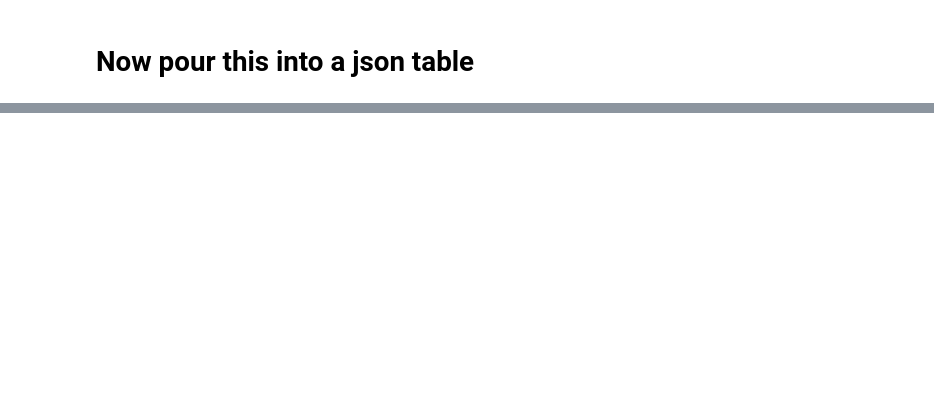
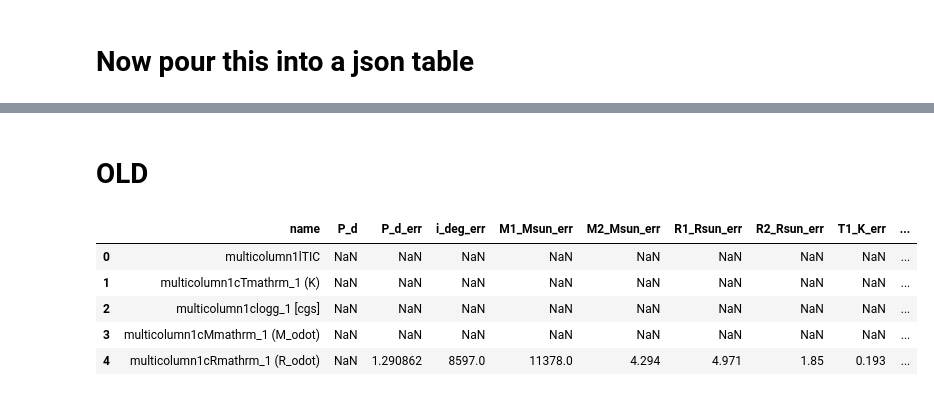
Before and after one commit to binary-observations/post_mt_catalog, a Jupyter notebook: code/data_compilation/compile_ELCVns_Xiong2025.ipynb, the cells around one changed output, grey strips where cells are left out. Drawn from its saved outputs; the diff is of its cells as text; code cells hidden in the pictures; blank space fills up the shorter version.

```diff
--- a/code/data_compilation/compile_ELCVns_Xiong2025.ipynb
+++ b/code/data_compilation/compile_ELCVns_Xiong2025.ipynb
@@ -585 +432,66 @@ First system example:
+# %% [markdown]
+# OLD
+# %%
+table_file = Path(DATA_DIR) / 'latex_input_data' / 'Xiong25.tex'
+
+with open(table_file, 'r') as f:
+    latex = f.read()
+
+# Extract only data lines (skip \hline, captions, etc.)
+lines = [
+    ln for ln in latex.splitlines()
+    if '&' in ln and r'\hline' not in ln and r'\contcaption' not in ln
+]
+
+# def parse_line(line):
+#     parts = [p.strip().strip('$ ') for p in line.split('&')]
+#     name_raw = parts[0].replace(r'^\mathrm{RV}', '^RV')
+#     name = re.sub(r'\\\^\{\s*\\mathrm\{RV\}\s*\}', '^RV', name_raw)
+#     name = re.sub(r'[{}\\$]', '', name).strip()
+#     nums = [float(re.sub(r'[^\d\.\-eE]', '', p)) for p in parts[1:]]
+#     return name, nums
+def parse_line(line):
+    parts = [p.strip() for p in line.split('&')]
+    name_raw = parts[0].strip()
+
+    # Clean up system name
+    name = re.sub(r'\$\^\{[^}]*\}\$', '', name_raw)
+    name = re.sub(r'[{}\\$]', '', name).strip()
+
+    # Extract numbers using regex that finds actual numbers
+    nums = []
+    for p in parts[1:]:
+        match = re.search(r'-?\d+\.?\d*(?:[eE][+-]?\d+)?', p)
+        if match:
+            nums.append(float(match.group()))
+        else:
+            nums.append(None)
+
+    return name, nums
+
+records = []
+for val_line, err_line in zip(lines[0::2], lines[1::2]):  # pair value/err rows
+    name, vals = parse_line(val_line)
+    _, errs = parse_line(err_line)
+    records.append((name, vals, errs))
+
+cols = [
+    "P_d", "i_deg", "M1_Msun", "M2_Msun",
+    "R1_Rsun", "R2_Rsun", "T1_K", "T2_K",
+    "logg1", "logg2"
+]
+df = pd.DataFrame([
+    {"name": name, **{c: v for c, v in zip(cols, vals)},
+     **{f"{c}_err": e for c, e in zip(cols, errs)}}
+    for name, vals, errs in records
+])
+
+df.head()
+# %% [output]
+|  | name | P_d | P_d_err | i_deg_err | M1_Msun_err | M2_Msun_err | R1_Rsun_err | R2_Rsun_err | T1_K_err | ... |
+| 0 | multicolumn1lTIC | NaN | NaN | NaN | NaN | NaN | NaN | NaN | NaN | ... |
+| 1 | multicolumn1cTmathrm_1 (K) | NaN | NaN | NaN | NaN | NaN | NaN | NaN | NaN | ... |
+| 2 | multicolumn1clogg_1 [cgs] | NaN | NaN | NaN | NaN | NaN | NaN | NaN | NaN | ... |
+| 3 | multicolumn1cMmathrm_1 (M_odot) | NaN | NaN | NaN | NaN | NaN | NaN | NaN | NaN | ... |
+| 4 | multicolumn1cRmathrm_1 (R_odot) | NaN | 1.290862 | 8597.0 | 11378.0 | 4.294 | 4.971 | 1.85 | 0.193 | ... |
 # %%
```
Also changed, not shown: parts of 13 cells of this notebook, 17 other files.
